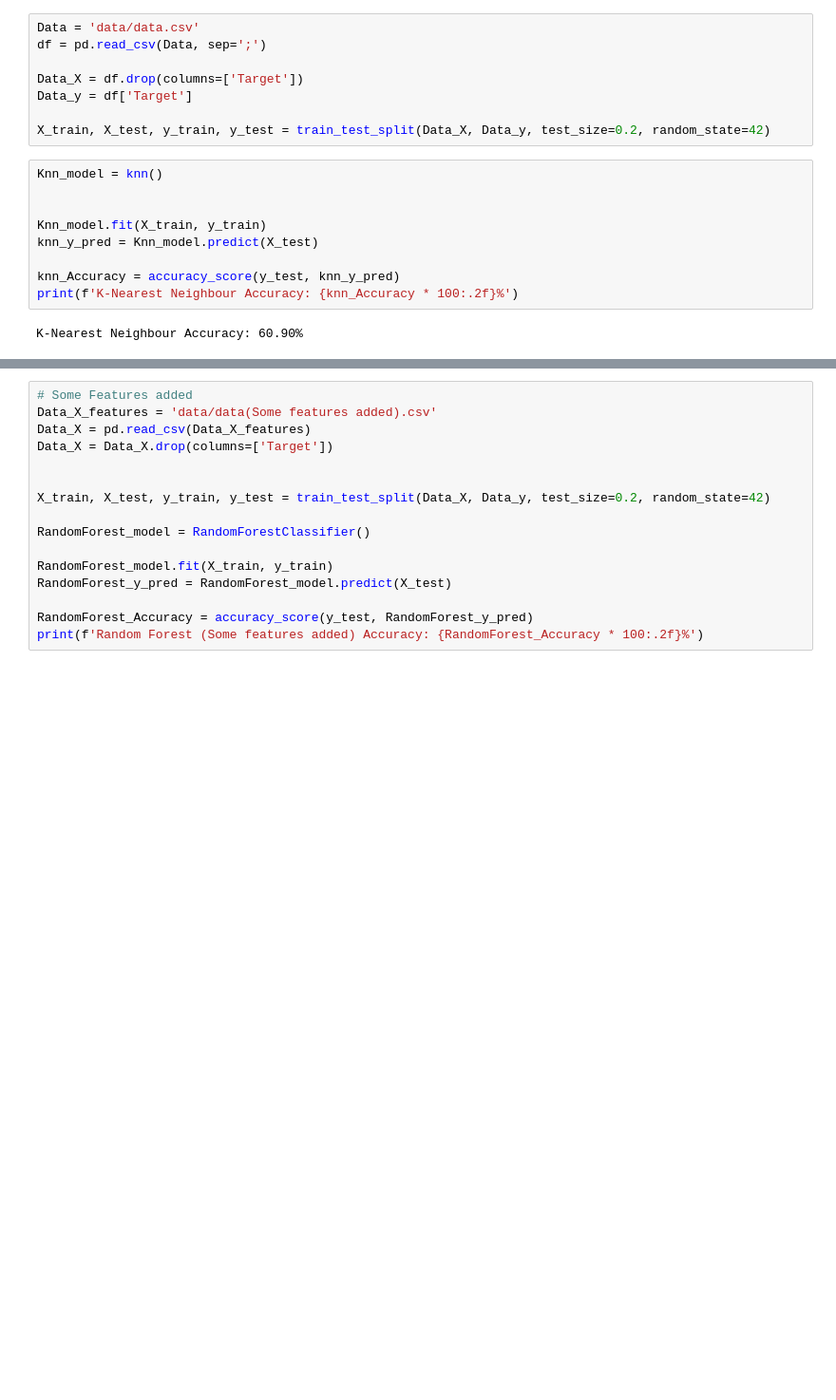
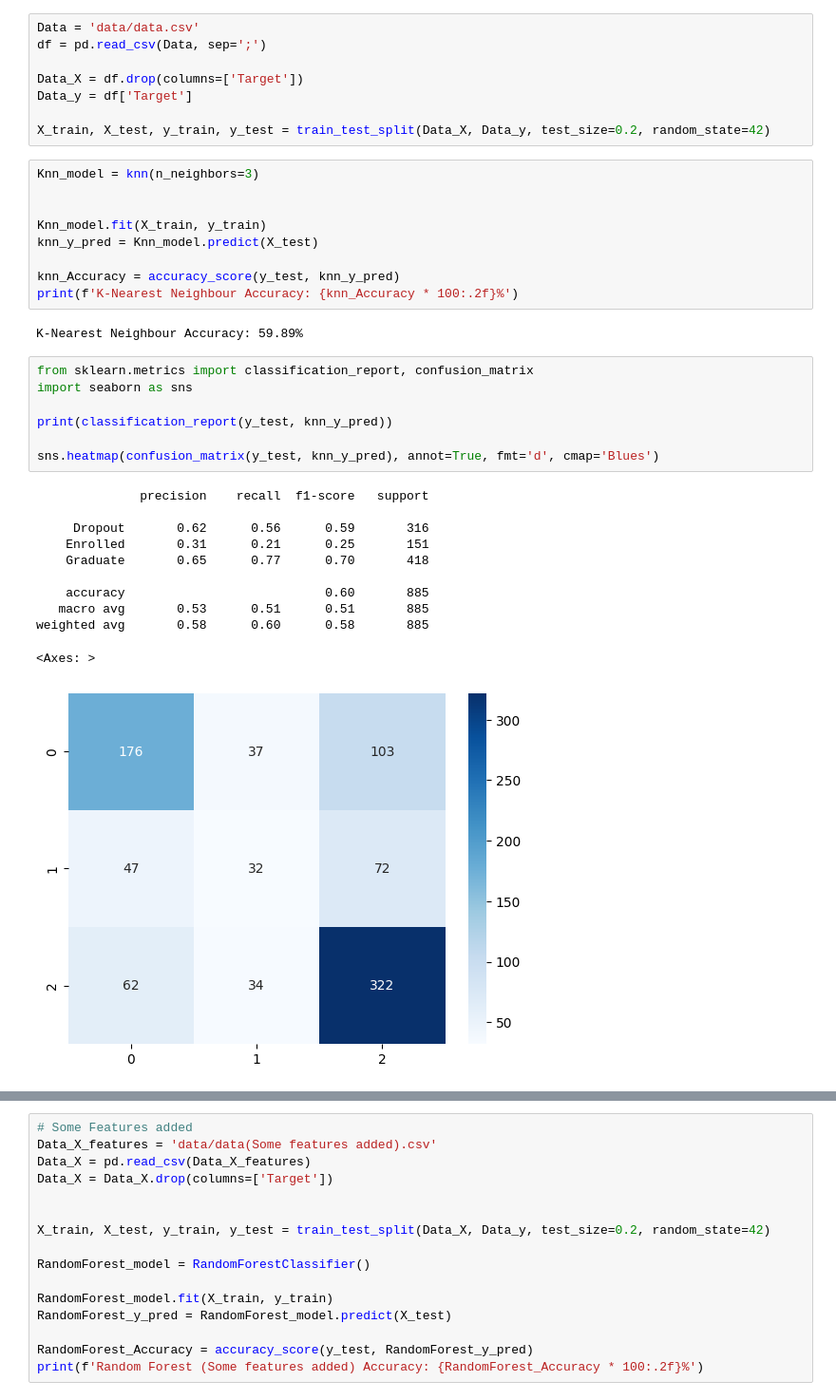
Before and after one commit to BilaalBakare/dropout-risk-factor-analysis, a Jupyter notebook: model.ipynb, the cells around one changed output, grey strips where cells are left out. Shown at 95% size. Drawn from its saved outputs; the diff is of its cells as text; blank space fills up the shorter version.

```diff
--- a/model.ipynb
+++ b/model.ipynb
@@ -13,7 +13,7 @@ Data_y = df['Target']
 
 X_train, X_test, y_train, y_test = train_test_split(Data_X, Data_y, test_size=0.2, random_state=42)
 # %%
-Knn_model = knn()
+Knn_model = knn(n_neighbors=3)
 
 
 Knn_model.fit(X_train, y_train)
@@ -22,7 +22,26 @@ knn_y_pred = Knn_model.predict(X_test)
 knn_Accuracy = accuracy_score(y_test, knn_y_pred)
 print(f'K-Nearest Neighbour Accuracy: {knn_Accuracy * 100:.2f}%')
 # %% [output]
-K-Nearest Neighbour Accuracy: 60.90%
+K-Nearest Neighbour Accuracy: 59.89%
+# %%
+from sklearn.metrics import classification_report, confusion_matrix
+import seaborn as sns
+
+print(classification_report(y_test, knn_y_pred))
+
+sns.heatmap(confusion_matrix(y_test, knn_y_pred), annot=True, fmt='d', cmap='Blues')
+# %% [output]
+              precision    recall  f1-score   support
+
+     Dropout       0.62      0.56      0.59       316
+    Enrolled       0.31      0.21      0.25       151
+    Graduate       0.65      0.77      0.70       418
+
+    accuracy                           0.60       885
+   macro avg       0.53      0.51      0.51       885
+weighted avg       0.58      0.60      0.58       885
+<Axes: >
+[figure, added]
 # %%
 RandomForest_model = RandomForestClassifier()
 
```
Also changed, not shown: parts of 9 cells of this notebook, 2 other files.
